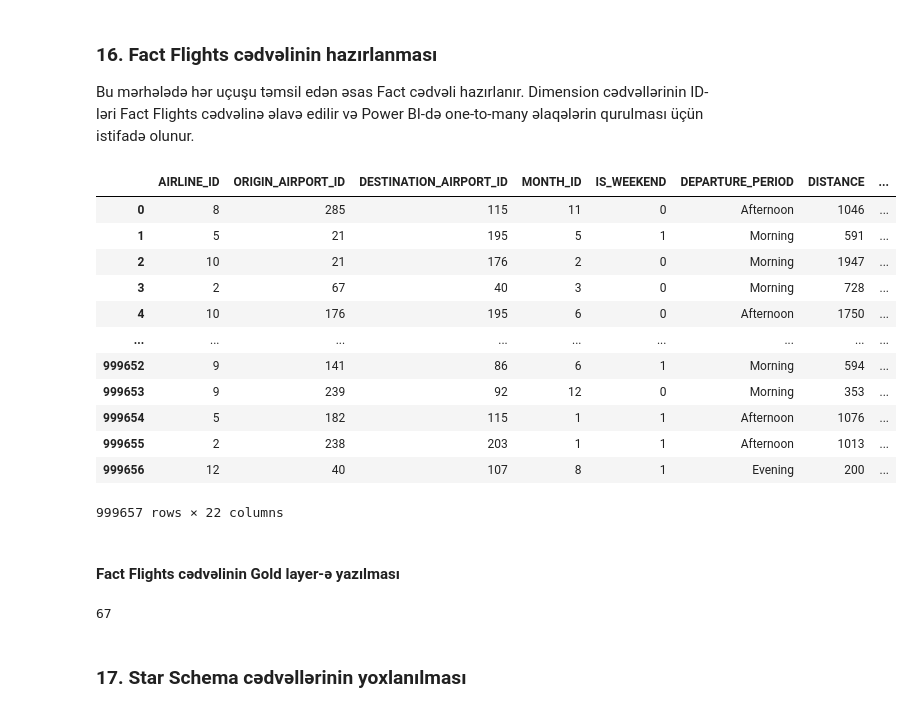
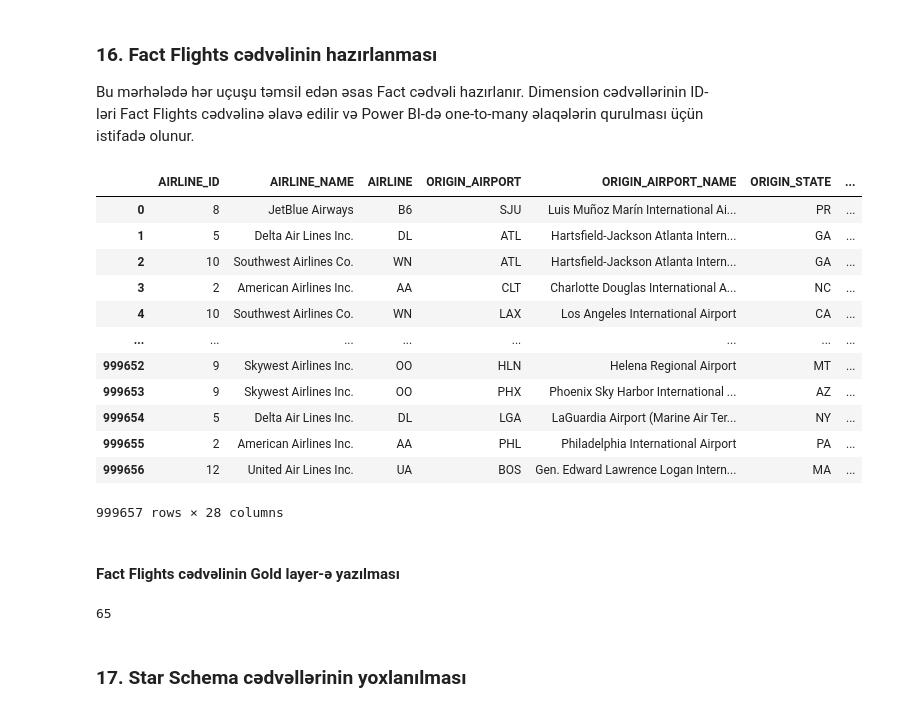
Before and after one commit to edaletsadigov/Flight-delay-analysis-E2E, a Jupyter notebook: notebooks/04_gold.ipynb, the cells around one changed output. Cells and saved outputs as stored; diff of their text form; code cells hidden in the pictures.

Commit message:
Enhance Gold layer dimensions and fact table

```diff
--- a/notebooks/04_gold.ipynb
+++ b/notebooks/04_gold.ipynb
@@ -698,62 +710,64 @@ Dimension cədvəllərinin ID-ləri Fact Flights cədvəlinə əlavə edilir və
 fact_flights = pd.read_sql("""
 SELECT
     a.AIRLINE_ID,
-    o.ORIGIN_AIRPORT_ID,
+    a.AIRLINE_NAME,
+    a.AIRLINE,
+    o.ORIGIN_AIRPORT,
+    o.ORIGIN_AIRPORT_NAME,
+    o.ORIGIN_STATE,
     d.DESTINATION_AIRPORT_ID,
+    d.DESTINATION_AIRPORT,
+    d.DESTINATION_AIRPORT_NAME,
     m.MONTH_ID,
-
     f.IS_WEEKEND,
     f.DEPARTURE_PERIOD,
     f.DISTANCE,
     f.IS_LONG_DISTANCE,
-
     f.DEPARTURE_DELAY,
     f.ARRIVAL_DELAY,
     f.TAXI_OUT,
     f.AIR_TIME,
-
     f.CANCELLED,
     f.DIVERTED,
     f.IS_DELAYED,
     f.FLIGHT_STATUS,
-
     f.AIRLINE_DELAY,
     f.LATE_AIRCRAFT_DELAY,
     f.AIR_SYSTEM_DELAY,
     f.WEATHER_DELAY,
     f.SECURITY_DELAY,
     f.WEATHER_PRECIPITATION
 
 FROM silver.flights_clean f
 
 LEFT JOIN gold.dim_airline a
     ON f.AIRLINE_NAME = a.AIRLINE_NAME
 
 LEFT JOIN gold.dim_origin_airport o
     ON f.ORIGIN_AIRPORT = o.ORIGIN_AIRPORT
 
 LEFT JOIN gold.dim_destination_airport d
     ON f.DESTINATION_AIRPORT = d.DESTINATION_AIRPORT
 
 LEFT JOIN gold.dim_month m
     ON f.MONTH = m.MONTH
 """, con=engine)
 
 fact_flights
 # %% [output]
-|  | AIRLINE_ID | ORIGIN_AIRPORT_ID | DESTINATION_AIRPORT_ID | MONTH_ID | IS_WEEKEND | DEPARTURE_PERIOD | DISTANCE | ... |
-| 0 | 8 | 285 | 115 | 11 | 0 | Afternoon | 1046 | ... |
-| 1 | 5 | 21 | 195 | 5 | 1 | Morning | 591 | ... |
-| 2 | 10 | 21 | 176 | 2 | 0 | Morning | 1947 | ... |
-| 3 | 2 | 67 | 40 | 3 | 0 | Morning | 728 | ... |
-| 4 | 10 | 176 | 195 | 6 | 0 | Afternoon | 1750 | ... |
-| ... | ... | ... | ... | ... | ... | ... | ... | ... |
-| 999652 | 9 | 141 | 86 | 6 | 1 | Morning | 594 | ... |
-| 999653 | 9 | 239 | 92 | 12 | 0 | Morning | 353 | ... |
-| 999654 | 5 | 182 | 115 | 1 | 1 | Afternoon | 1076 | ... |
-| 999655 | 2 | 238 | 203 | 1 | 1 | Afternoon | 1013 | ... |
-| 999656 | 12 | 40 | 107 | 8 | 1 | Evening | 200 | ... |
+|  | AIRLINE_ID | AIRLINE_NAME | AIRLINE | ORIGIN_AIRPORT | ORIGIN_AIRPORT_NAME | ORIGIN_STATE | ... |
+| 0 | 8 | JetBlue Airways | B6 | SJU | Luis Muñoz Marín International Ai... | PR | ... |
+| 1 | 5 | Delta Air Lines Inc. | DL | ATL | Hartsfield-Jackson Atlanta Intern... | GA | ... |
+| 2 | 10 | Southwest Airlines Co. | WN | ATL | Hartsfield-Jackson Atlanta Intern... | GA | ... |
+| 3 | 2 | American Airlines Inc. | AA | CLT | Charlotte Douglas International A... | NC | ... |
+| 4 | 10 | Southwest Airlines Co. | WN | LAX | Los Angeles International Airport | CA | ... |
+| ... | ... | ... | ... | ... | ... | ... | ... |
+| 999652 | 9 | Skywest Airlines Inc. | OO | HLN | Helena Regional Airport | MT | ... |
+| 999653 | 9 | Skywest Airlines Inc. | OO | PHX | Phoenix Sky Harbor International ... | AZ | ... |
+| 999654 | 5 | Delta Air Lines Inc. | DL | LGA | LaGuardia Airport (Marine Air Ter... | NY | ... |
+| 999655 | 2 | American Airlines Inc. | AA | PHL | Philadelphia International Airport | PA | ... |
+| 999656 | 12 | United Air Lines Inc. | UA | BOS | Gen. Edward Lawrence Logan Intern... | MA | ... |
-999657 rows × 22 columns
+999657 rows × 28 columns
 # %% [markdown]
 #### Fact Flights cədvəlinin Gold layer-ə yazılması
 # %%
@@ -765,7 +779,7 @@ fact_flights.to_sql(
     index=False
 )
 # %% [output]
-67
+65
 # %% [markdown]
 ### 17. Star Schema cədvəllərinin yoxlanılması
 # %%
```
Also changed, not shown: parts of 8 cells of this notebook.
